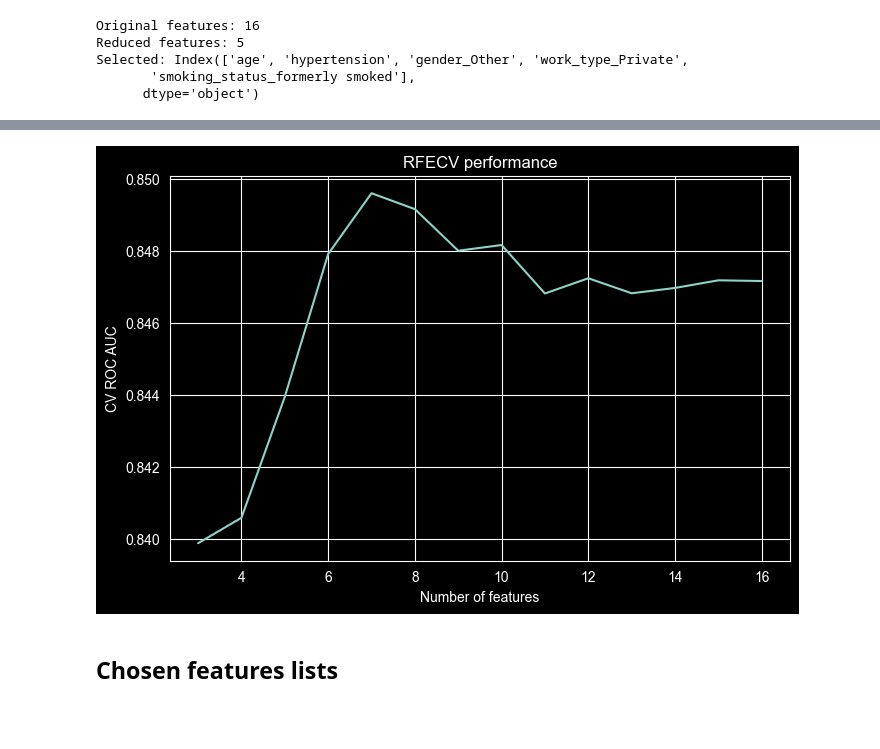
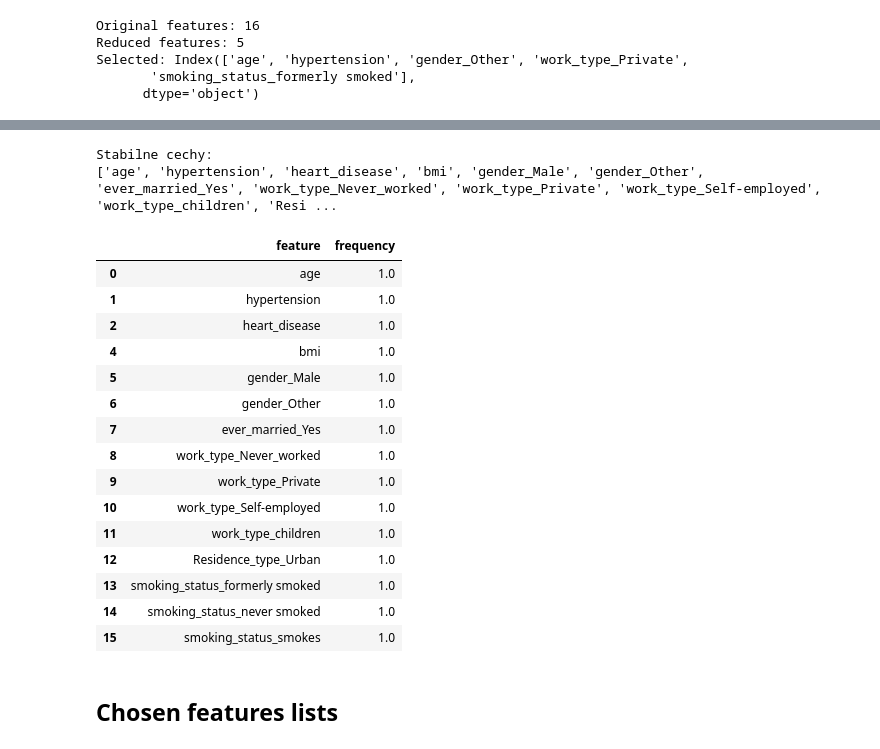
Before and after one commit to bajon1/Ridge-hillclimbing, a Jupyter notebook: feature_engineering.ipynb, the cells around one changed output, grey strips where cells are left out. Cells and saved outputs as stored; diff of their text form; code cells hidden in the pictures; blank space fills up the shorter version.

```diff
--- a/feature_engineering.ipynb
+++ b/feature_engineering.ipynb
@@ -173,13 +223,13 @@ X_test_scaled = scaler.transform(X_test)
 rf = RandomForestClassifier(
     n_estimators=500,
     n_jobs=-1,
-    class_weight="balanced",
+    class_weight="balanced"
 )
 
 boruta = BorutaPy(
     estimator=rf,
     n_estimators='auto',   # lub liczba
-    max_iter=100,
+    max_iter=1000,
     alpha=0.05
 )
 
@@ -411,16 +421,34 @@ Wybrane cechy:
-# %%
-plt.figure(figsize=(8, 5))
-plt.plot(
-    range(rfecv.min_features_to_select, len(rfecv.cv_results_["mean_test_score"]) + rfecv.min_features_to_select),
-    rfecv.cv_results_["mean_test_score"]
-)
-plt.xlabel("Number of features")
-plt.ylabel("CV ROC AUC")
-plt.title("RFECV performance")
-plt.grid(True)
-plt.show()
-# %% [output]
-[figure, removed]
+# %%
+stable_features, freq_table = stability_rfecv(
+    X_train,
+    y_train,
+    n_runs=10,
+    threshold=0.7
+)
+
+print("Stabilne cechy:")
+print(stable_features)
+
+freq_table.head(15)
+# %% [output]
+Stabilne cechy:
+['age', 'hypertension', 'heart_disease', 'bmi', 'gender_Male', 'gender_Other', 'ever_married_Yes', 'work_type_Never_worked', 'work_type_Private', 'work_type_Self-employed', 'work_type_children', 'Resi ...
+|  | feature | frequency |
+| 0 | age | 1.0 |
+| 1 | hypertension | 1.0 |
+| 2 | heart_disease | 1.0 |
+| 4 | bmi | 1.0 |
+| 5 | gender_Male | 1.0 |
+| 6 | gender_Other | 1.0 |
+| 7 | ever_married_Yes | 1.0 |
+| 8 | work_type_Never_worked | 1.0 |
+| 9 | work_type_Private | 1.0 |
+| 10 | work_type_Self-employed | 1.0 |
+| 11 | work_type_children | 1.0 |
+| 12 | Residence_type_Urban | 1.0 |
+| 13 | smoking_status_formerly smoked | 1.0 |
+| 14 | smoking_status_never smoked | 1.0 |
+| 15 | smoking_status_smokes | 1.0 |
 # %% [markdown]
 ## Chosen features lists
 # %%
```
Also changed, not shown: parts of 18 cells of this notebook, 3 other files.
